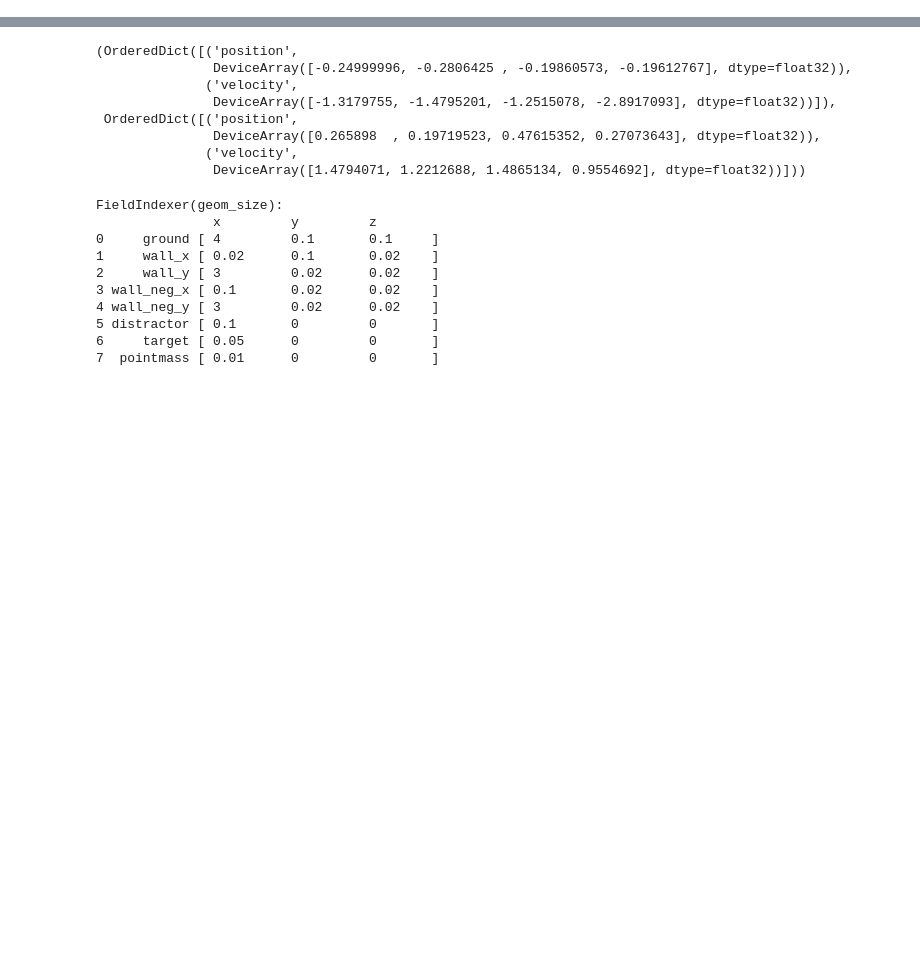
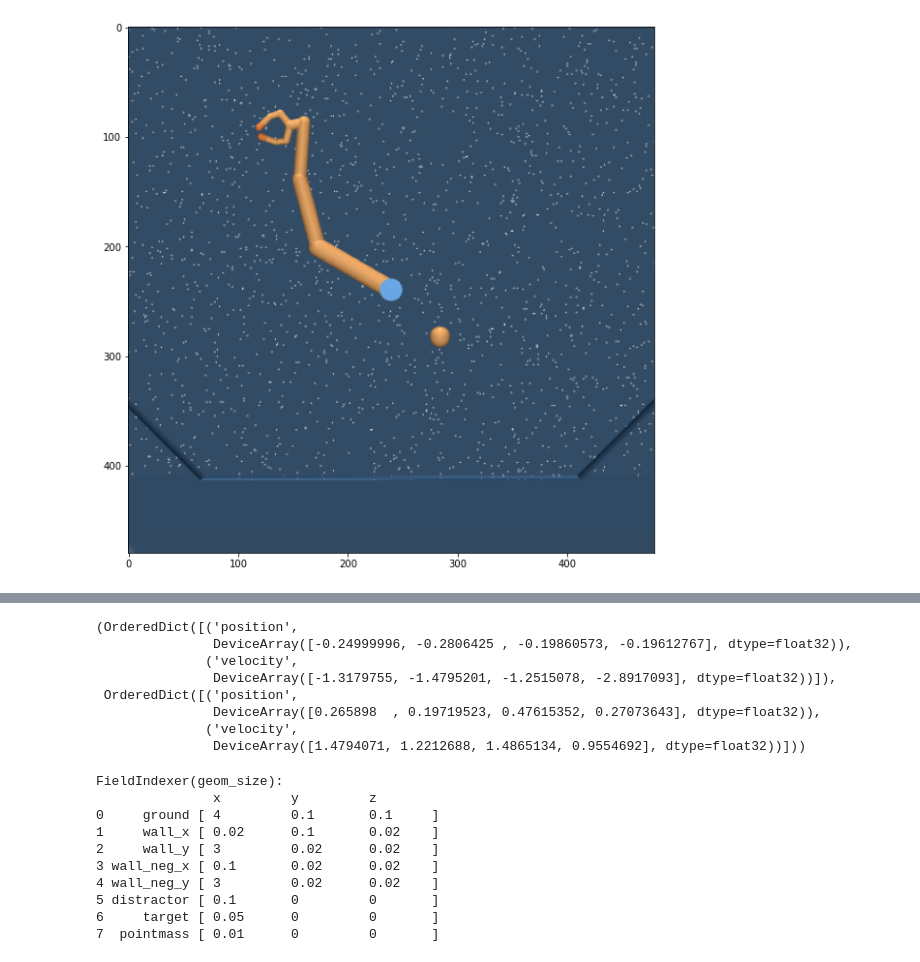
Before and after one commit to willwhitney/exploration-reimplementation, a Jupyter notebook: env dev.ipynb, the cells around one changed output, grey strips where cells are left out. Cells and saved outputs as stored; diff of their text form; code cells hidden in the pictures; blank space fills up the shorter version.

```diff
--- a/env dev.ipynb
+++ b/env dev.ipynb
@@ -31,0 +52,7 @@ render(env.physics)
+# %%
+# with env.physics.reset_context():
+env.physics.named.data.qpos[env.task._object_joints[1]] = 0.3
+env.physics.after_reset()
+render(env.physics, camera_id='fixed')
+# %% [output]
+[figure, added]
```
Also changed, not shown: parts of 9 cells of this notebook, 9 other files.
